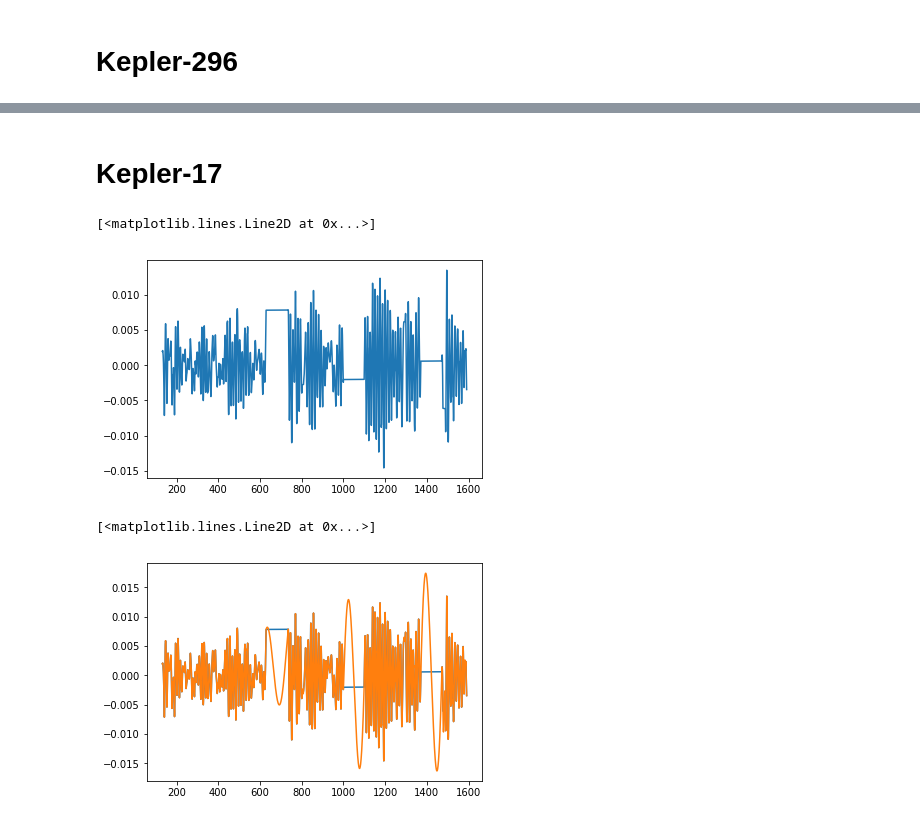
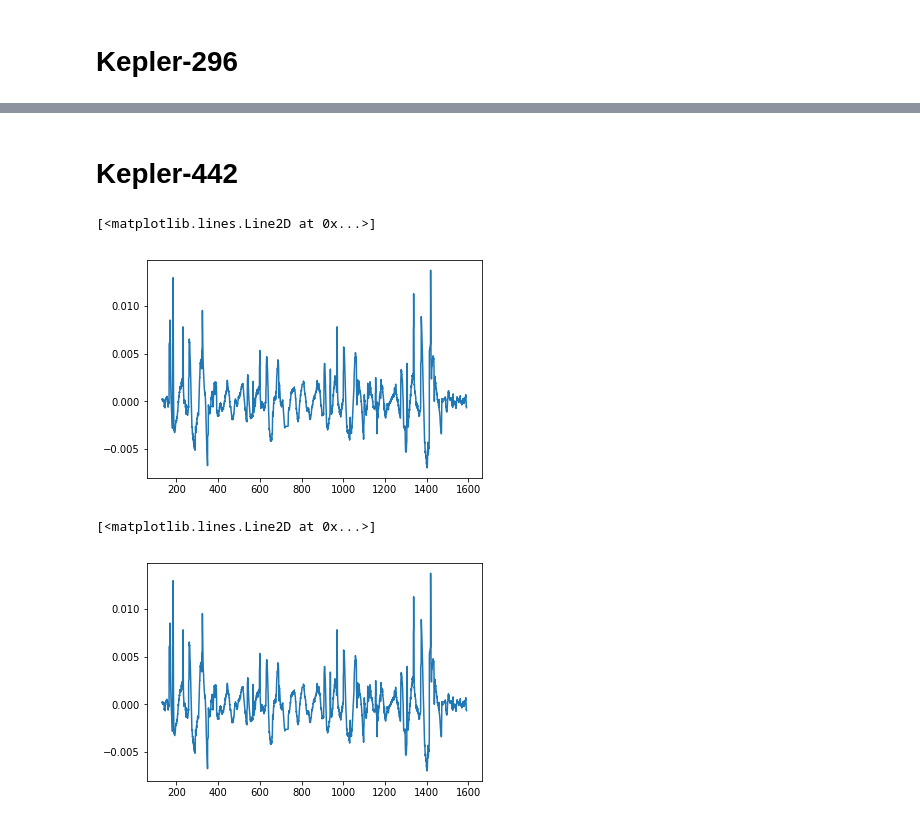
Before and after one commit to bmorris3/starsongs, a Jupyter notebook: sonify.ipynb, the cells around one changed output, grey strips where cells are left out. Saved outputs shown, nothing was run; the diff lists cells and outputs as text; code cells hidden in the pictures.

```diff
--- a/sonify.ipynb
+++ b/sonify.ipynb
@@ -187,24 +189,22 @@ fig, ax = write_wave(100*flux[::2], len(flux[::2]), sampling_rate*2, path='k296.
 # %% [markdown]
-# Kepler-17
+# Kepler-442
 # %%
-time, flux = light_curve(203)
+time, flux = light_curve(4742)
 time = np.concatenate(time)
 flux = np.concatenate(flux)
 flux -= flux.mean()
 # %%
-from scipy.ndimage import gaussian_filter1d
 
-flux = gaussian_filter1d(flux, 100)
+flux = gaussian_filter1d(flux, 10)
 plt.plot(time, flux)
 # %% [output]
 [<matplotlib.lines.Line2D at 0x...>]
-[figure, old version]
+[figure, new version]
 # %%
 plt.plot(time, flux)
 
-x, predicted_flux = gp_interpolate(time, flux)
-
-plt.plot(x, predicted_flux)
+#x, predicted_flux = gp_interpolate(time, flux)
+#plt.plot(x, predicted_flux)
 # %% [output]
 [<matplotlib.lines.Line2D at 0x...>]
-[figure, old version]
+[figure, new version]
```
Also changed, not shown: parts of 21 cells of this notebook.
